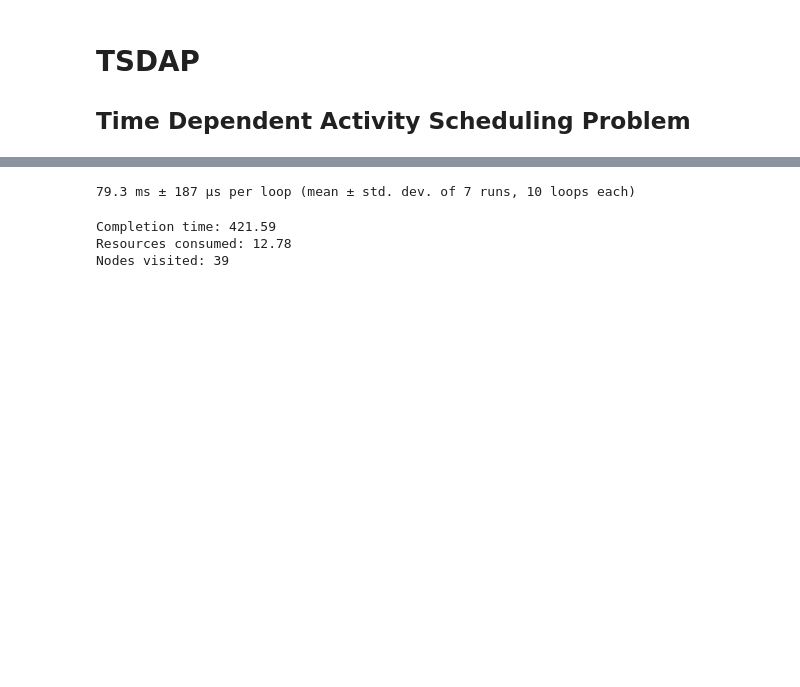
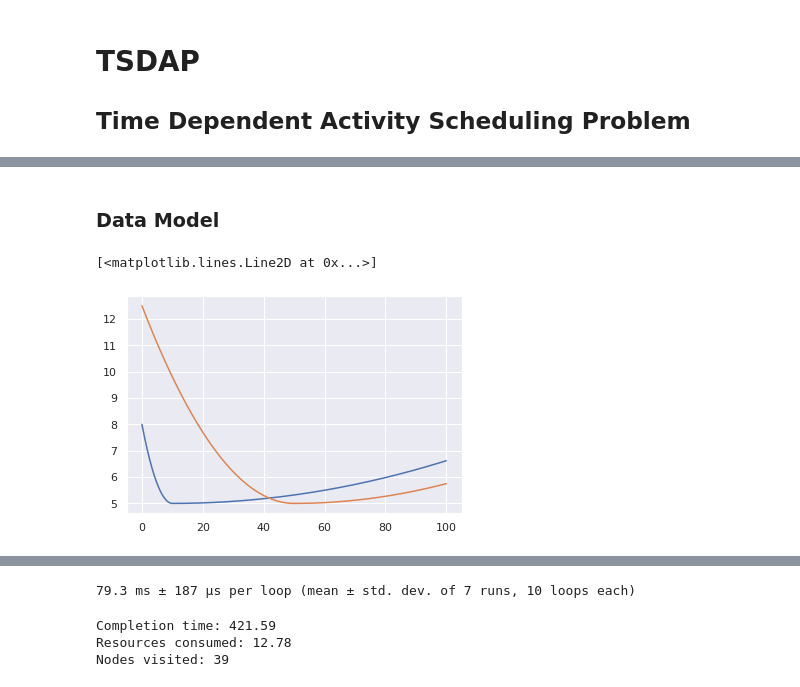
Before and after one commit to LetteraUnica/mathematical-optimization, a Jupyter notebook: final-project/TDASP.ipynb, the cells around one changed output, grey strips where cells are left out. Drawn from its saved outputs; the diff is of its cells as text; code cells hidden in the pictures; blank space fills up the shorter version.

```diff
--- a/final-project/TDASP.ipynb
+++ b/final-project/TDASP.ipynb
@@ -57,0 +48,10 @@ time_and_resources_consumed(1020.)
+# %% [markdown]
+### Data Model
+# %%
+speeds = np.linspace(0, 100, 1000)
+
+pl.plot(speeds, [ev_consumption(s) for s in speeds])
+pl.plot(speeds, [gasoline_consumption(s) for s in speeds])
+# %% [output]
+[<matplotlib.lines.Line2D at 0x...>]
+[figure, added]
```
Also changed, not shown: parts of 16 cells of this notebook, 4 other files.
